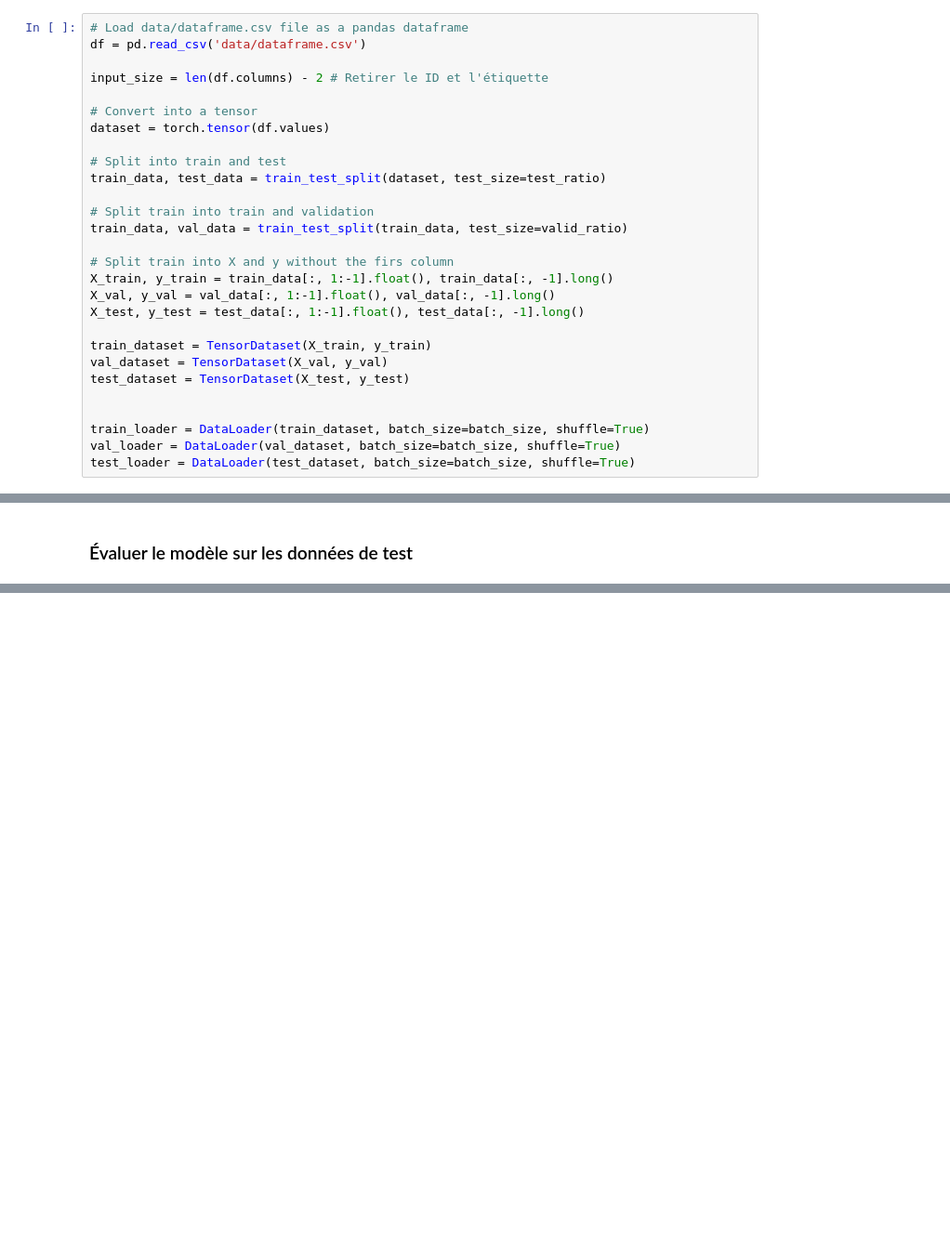
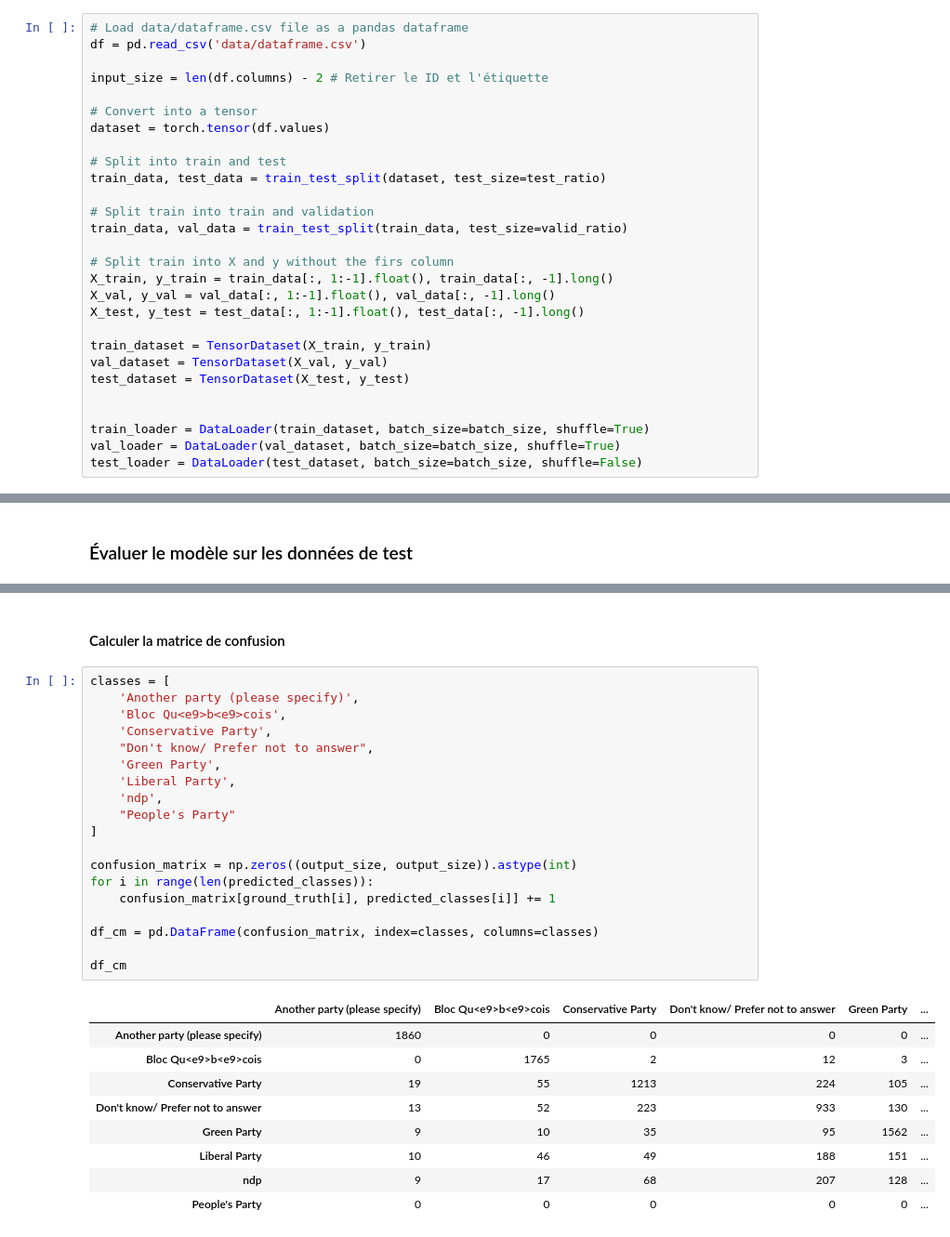
Before and after one commit to n0aaz/Projet_GLO-7027, a Jupyter notebook: fullyConnected.ipynb, the cells around one changed output, grey strips where cells are left out. Shown at 93% size. Saved outputs shown, nothing was run; the diff lists cells and outputs as text; blank space fills up the shorter version.

```diff
--- a/fullyConnected.ipynb
+++ b/fullyConnected.ipynb
@@ -61,7 +63,7 @@ test_dataset = TensorDataset(X_test, y_test)
 
 train_loader = DataLoader(train_dataset, batch_size=batch_size, shuffle=True)
 val_loader = DataLoader(val_dataset, batch_size=batch_size, shuffle=True)
-test_loader = DataLoader(test_dataset, batch_size=batch_size, shuffle=True)
+test_loader = DataLoader(test_dataset, batch_size=batch_size, shuffle=False)
 # %% [markdown]
 ### Créer l'algorithme FC
 # %%
@@ -147,0 +184,31 @@ Test steps: 469 0.86s test_loss: 0.677585 test_acc: 79.191946
+# %% [markdown]
+#### Calculer la matrice de confusion
+# %%
+classes = [
+    'Another party (please specify)',
+    'Bloc Qu<e9>b<e9>cois',
+    'Conservative Party',
+    "Don't know/ Prefer not to answer",
+    'Green Party',
+    'Liberal Party',
+    'ndp',
+    "People's Party"
+]
+
+confusion_matrix = np.zeros((output_size, output_size)).astype(int)
+for i in range(len(predicted_classes)):
+    confusion_matrix[ground_truth[i], predicted_classes[i]] += 1
+
+df_cm = pd.DataFrame(confusion_matrix, index=classes, columns=classes)
+
+df_cm
+# %% [output]
+|  | Another party (please specify) | Bloc Qu<e9>b<e9>cois | Conservative Party | Don't know/ Prefer not to answer | Green Party | ... |
+| Another party (please specify) | 1860 | 0 | 0 | 0 | 0 | ... |
+| Bloc Qu<e9>b<e9>cois | 0 | 1765 | 2 | 12 | 3 | ... |
+| Conservative Party | 19 | 55 | 1213 | 224 | 105 | ... |
+| Don't know/ Prefer not to answer | 13 | 52 | 223 | 933 | 130 | ... |
+| Green Party | 9 | 10 | 35 | 95 | 1562 | ... |
+| Liberal Party | 10 | 46 | 49 | 188 | 151 | ... |
+| ndp | 9 | 17 | 68 | 207 | 128 | ... |
+| People's Party | 0 | 0 | 0 | 0 | 0 | ... |
```
Also changed, not shown: parts of 8 cells of this notebook.
